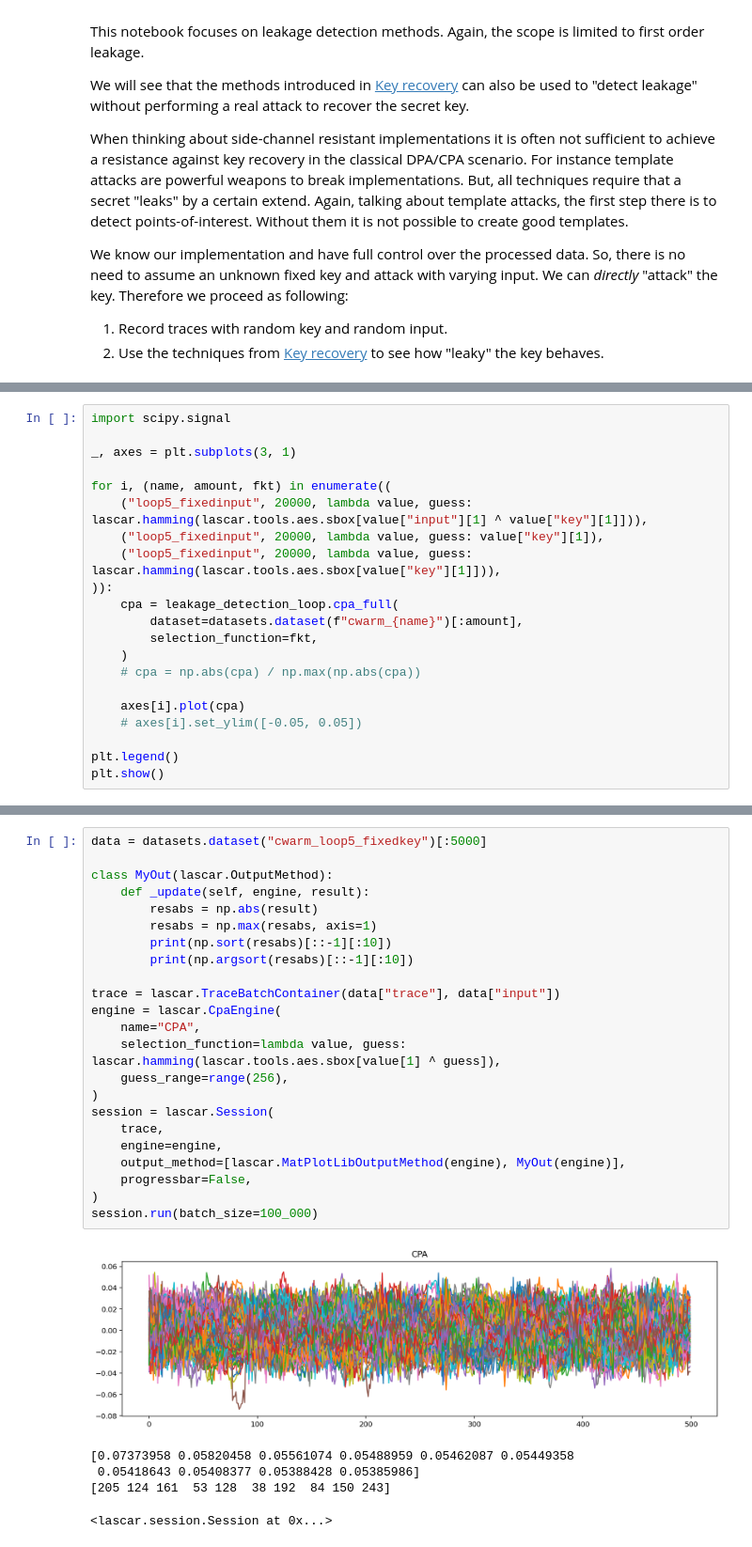
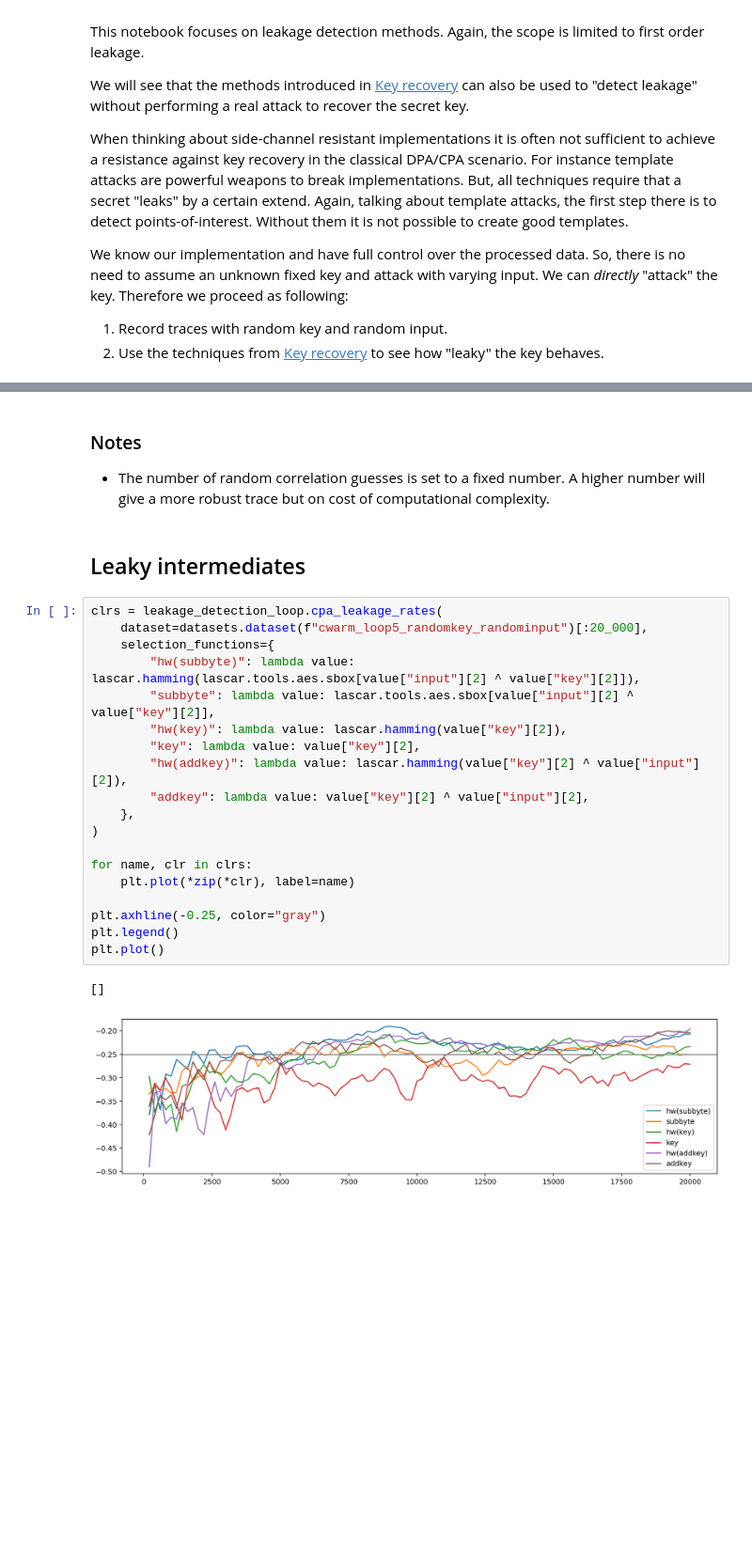
Before and after one commit to hackenbergstefan/securec-sidechannel-study, a Jupyter notebook: analyze/4_leakage_detection_loop.ipynb, the cells around one changed output, grey strips where cells are left out. Shown: that part at 94% size. Drawn from its saved outputs; the diff is of its cells as text; blank space fills up the shorter version.

```diff
--- a/analyze/4_leakage_detection_loop.ipynb
+++ b/analyze/4_leakage_detection_loop.ipynb
@@ -181,21 +104,0 @@ plt.show()
-# %%
-import scipy.signal
-
-_, axes = plt.subplots(3, 1)
-
-for i, (name, amount, fkt) in enumerate((
-    ("loop5_fixedinput", 20000, lambda value, guess: lascar.hamming(lascar.tools.aes.sbox[value["input"][1] ^ value["key"][1]])),
-    ("loop5_fixedinput", 20000, lambda value, guess: value["key"][1]),
-    ("loop5_fixedinput", 20000, lambda value, guess: lascar.hamming(lascar.tools.aes.sbox[value["key"][1]])),
-)):
-    cpa = leakage_detection_loop.cpa_full(
-        dataset=datasets.dataset(f"cwarm_{name}")[:amount],
-        selection_function=fkt,
-    )
-    # cpa = np.abs(cpa) / np.max(np.abs(cpa))
-
-    axes[i].plot(cpa)
-    # axes[i].set_ylim([-0.05, 0.05])
-
-plt.legend()
-plt.show()
@@ -234,29 +105,29 @@ session.run(batch_size=100_000)
-# %%
-data = datasets.dataset("cwarm_loop5_fixedkey")[:5000]
-
-class MyOut(lascar.OutputMethod):
-    def _update(self, engine, result):
-        resabs = np.abs(result)
-        resabs = np.max(resabs, axis=1)
-        print(np.sort(resabs)[::-1][:10])
-        print(np.argsort(resabs)[::-1][:10])
-
-trace = lascar.TraceBatchContainer(data["trace"], data["input"])
-engine = lascar.CpaEngine(
-    name="CPA",
-    selection_function=lambda value, guess: lascar.hamming(lascar.tools.aes.sbox[value[1] ^ guess]),
-    guess_range=range(256),
-)
-session = lascar.Session(
-    trace,
-    engine=engine,
-    output_method=[lascar.MatPlotLibOutputMethod(engine), MyOut(engine)],
-    progressbar=False,
-)
-session.run(batch_size=100_000)
-# %% [output]
-[figure, removed]
-[0.07373958 0.05820458 0.05561074 0.05488959 0.05462087 0.05449358
- 0.05418643 0.05408377 0.05388428 0.05385986]
-[205 124 161  53 128  38 192  84 150 243]
-<lascar.session.Session at 0x...>
+# %% [markdown]
+### Notes
+
+- The number of random correlation guesses is set to a fixed number.
+  A higher number will give a more robust trace but on cost of computational complexity.
+# %% [markdown]
+## Leaky intermediates
+# %%
+clrs = leakage_detection_loop.cpa_leakage_rates(
+    dataset=datasets.dataset(f"cwarm_loop5_randomkey_randominput")[:20_000],
+    selection_functions={
+        "hw(subbyte)": lambda value: lascar.hamming(lascar.tools.aes.sbox[value["input"][2] ^ value["key"][2]]),
+        "subbyte": lambda value: lascar.tools.aes.sbox[value["input"][2] ^ value["key"][2]],
+        "hw(key)": lambda value: lascar.hamming(value["key"][2]),
+        "key": lambda value: value["key"][2],
+        "hw(addkey)": lambda value: lascar.hamming(value["key"][2] ^ value["input"][2]),
+        "addkey": lambda value: value["key"][2] ^ value["input"][2],
+    },
+)
+
+for name, clr in clrs:
+    plt.plot(*zip(*clr), label=name)
+
+plt.axhline(-0.25, color="gray")
+plt.legend()
+plt.plot()
+# %% [output]
+[]
+[figure, added]
```
Also changed, not shown: parts of 17 cells of this notebook, 2 other files.
